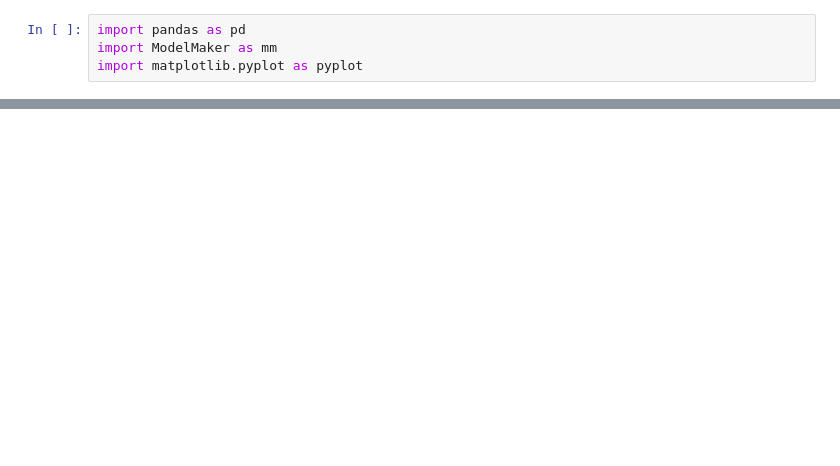
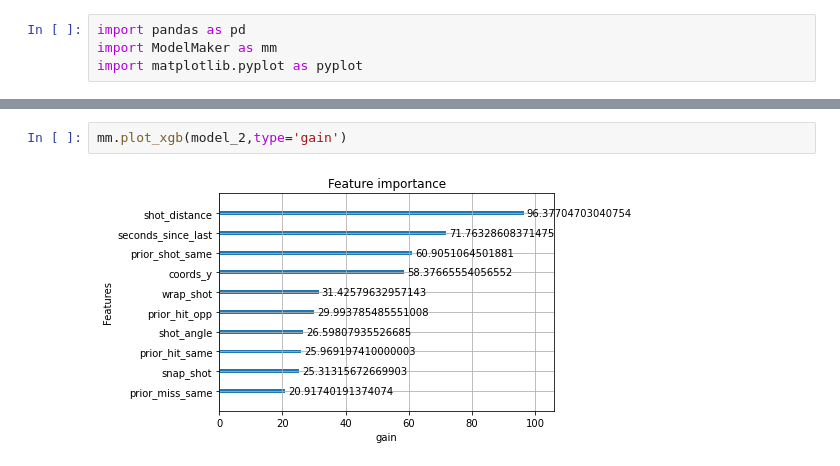
Before and after one commit to wonderbug2020/Shot_quality_stats, a Jupyter notebook: Untitled1.ipynb, the cells around one changed output, grey strips where cells are left out. Cells and saved outputs as stored; diff of their text form; blank space fills up the shorter version.

```diff
--- a/Untitled1.ipynb
+++ b/Untitled1.ipynb
@@ -31,0 +43,4 @@ mm.plot_xgb(model,type='gain')
+# %%
+mm.plot_xgb(model_2,type='gain')
+# %% [output]
+[figure, added]
```
Also changed, not shown: parts of 6 cells of this notebook, 2 other files.
